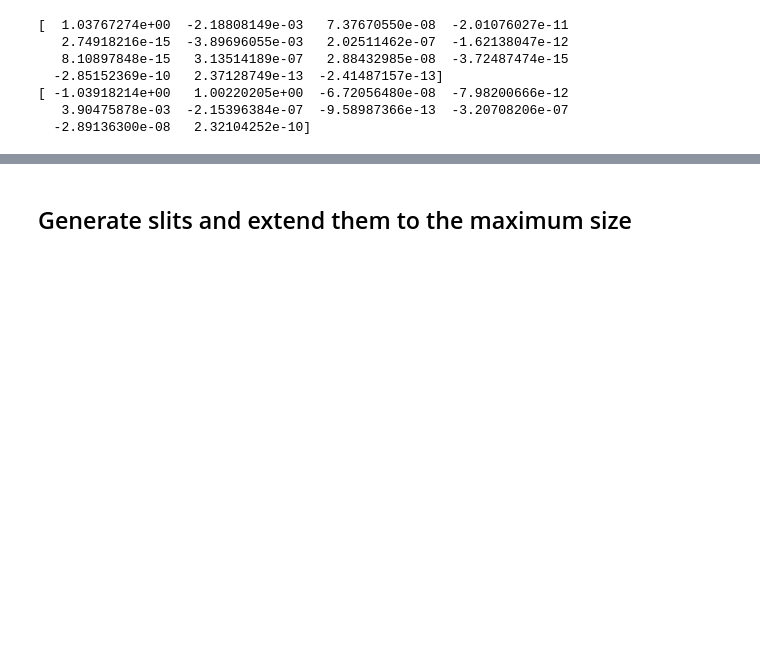
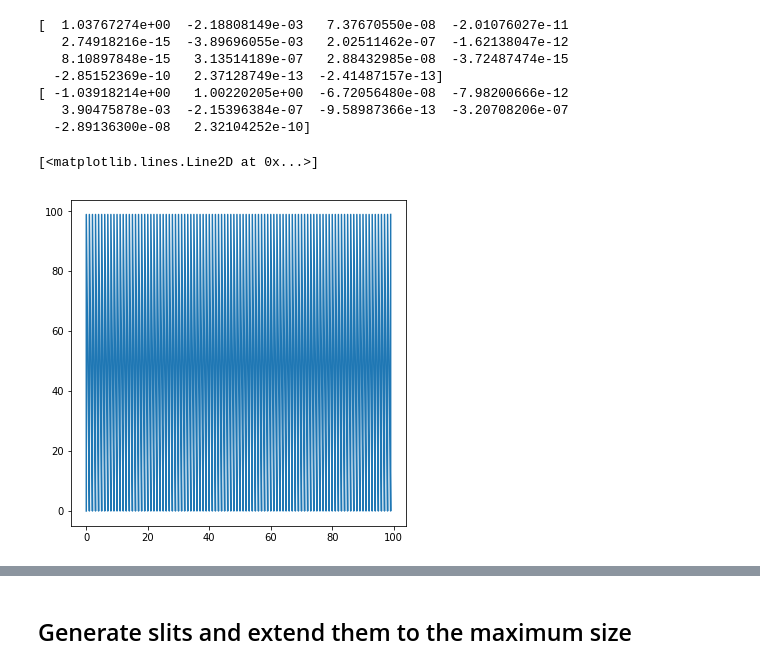
Before and after one commit to KeckObservatory/SlitmaskDesignTool, a Jupyter notebook: PythonConversionByLR/dsimulator.ipynb, the cells around one changed output, grey strips where cells are left out. Saved outputs shown, nothing was run; the diff lists cells and outputs as text; code cells hidden in the pictures; blank space fills up the shorter version.

```diff
--- a/PythonConversionByLR/dsimulator.ipynb
+++ b/PythonConversionByLR/dsimulator.ipynb
@@ -365,6 +385,9 @@ print(py1.parameters)
    3.90475878e-03  -2.15396384e-07  -9.58987366e-13  -3.20708206e-07
   -2.89136300e-08   2.32104252e-10]
 # %%
-#plt.figure(figsize=(6,6))
-#plt.plot(xin,yin)
+plt.figure(figsize=(6,6))
+plt.plot(xin,yin)
+# %% [output]
+[<matplotlib.lines.Line2D at 0x...>]
+[figure, added]
 # %%
```
Also changed, not shown: parts of 7 cells of this notebook.
